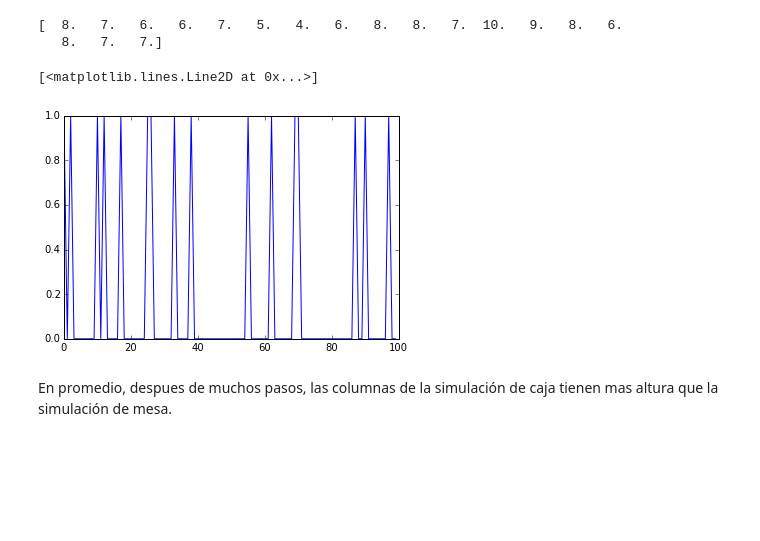
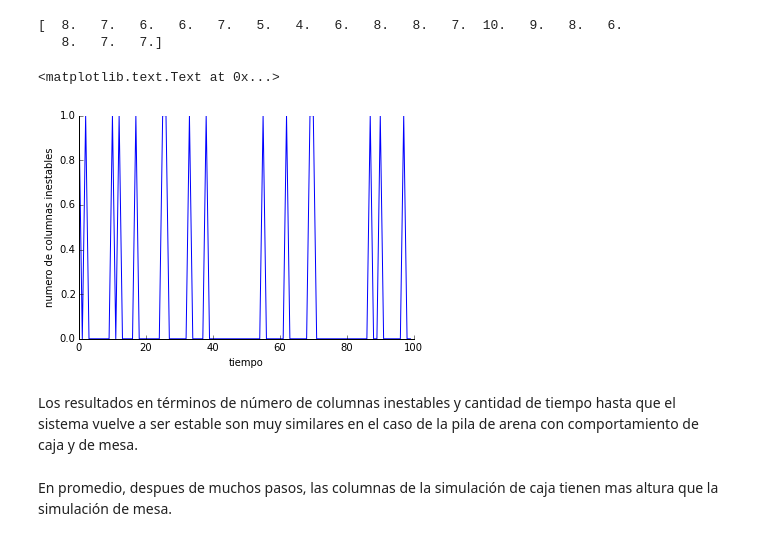
Before and after one commit to LoreMD/proyectoMateCompu, a Jupyter notebook: casiFinal.ipynb, the cells around one changed output. Saved outputs shown, nothing was run; the diff lists cells and outputs as text; code cells hidden in the pictures; blank space fills up the shorter version.

```diff
--- a/casiFinal.ipynb
+++ b/casiFinal.ipynb
@@ -346,13 +356,22 @@ c.toString()
 # %% [output]
 [  8.   7.   6.   6.   7.   5.   4.   6.   8.   8.   7.  10.   9.   8.   6.
    8.   7.   7.]
-# %%
-X=c.establesEnTiempo[:,0]
-Y=c.establesEnTiempo[:,1]
-plt.plot(X,Y)
-# %% [output]
-[<matplotlib.lines.Line2D at 0x...>]
-[figure, removed]
+# %%
+X=c.establesEnTiempo[:,0]
+Y=c.establesEnTiempo[:,1]
+plt.plot(X,Y)
+ax=plt.gca()
+ax.spines['right'].set_color('none')
+ax.spines['top'].set_color('none')
+ax.xaxis.set_ticks_position('bottom')
+ax.yaxis.set_ticks_position('left')
+ax.set_xlabel('tiempo')
+ax.set_ylabel('numero de columnas inestables')
+# %% [output]
+<matplotlib.text.Text at 0x...>
+[figure, added]
+# %% [markdown]
+Los resultados en términos de número de columnas inestables y cantidad de tiempo hasta que el sistema vuelve a ser estable son muy similares en el caso de la pila de arena con comportamiento de caja y de mesa.
 # %% [markdown]
 En promedio, despues de muchos pasos, las columnas de la simulación de caja tienen mas altura que la simulación de mesa.
 # %%
```
Also changed, not shown: parts of 11 cells of this notebook.
